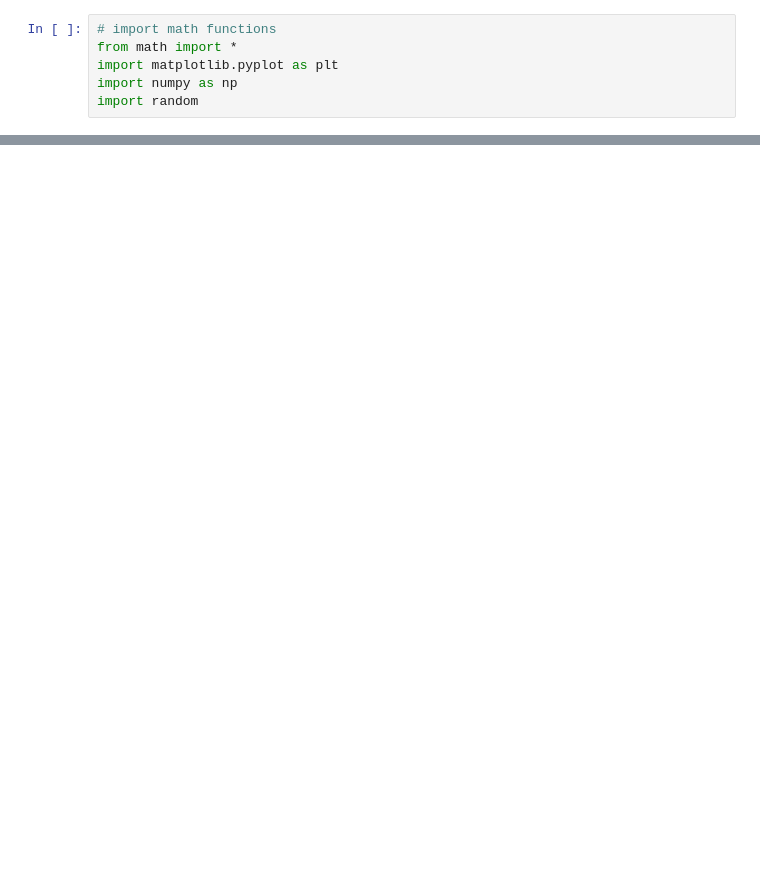
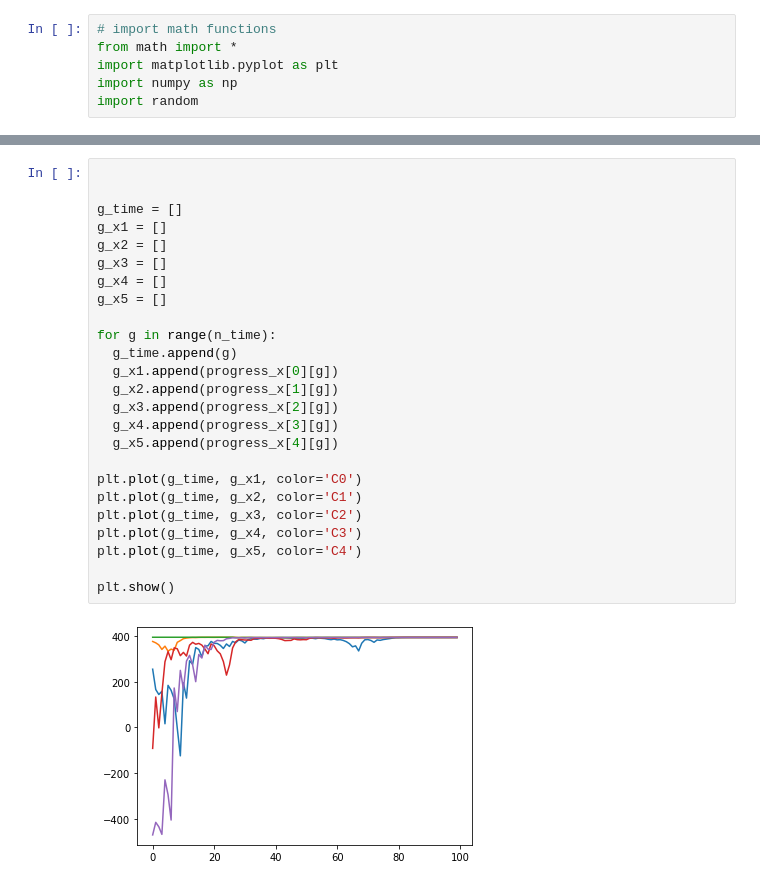
Before and after one commit to DonRoboto/KalmanFilter_v1, a Jupyter notebook: KalmanFilter_2D_v2.ipynb, the cells around one changed output, grey strips where cells are left out. Saved outputs shown, nothing was run; the diff lists cells and outputs as text; blank space fills up the shorter version.

```diff
--- a/KalmanFilter_2D_v2.ipynb
+++ b/KalmanFilter_2D_v2.ipynb
@@ -185,0 +167,27 @@ ax.set_zlabel('z');
+# %%
+
+
+g_time = []
+g_x1 = []
+g_x2 = []
+g_x3 = []
+g_x4 = []
+g_x5 = []
+
+for g in range(n_time):
+  g_time.append(g)
+  g_x1.append(progress_x[0][g])
+  g_x2.append(progress_x[1][g])
+  g_x3.append(progress_x[2][g])
+  g_x4.append(progress_x[3][g])
+  g_x5.append(progress_x[4][g])
+
+plt.plot(g_time, g_x1, color='C0')
+plt.plot(g_time, g_x2, color='C1')
+plt.plot(g_time, g_x3, color='C2')
+plt.plot(g_time, g_x4, color='C3')
+plt.plot(g_time, g_x5, color='C4')
+
+plt.show()
+# %% [output]
+[figure, added]
```
Also changed, not shown: parts of 8 cells of this notebook.
